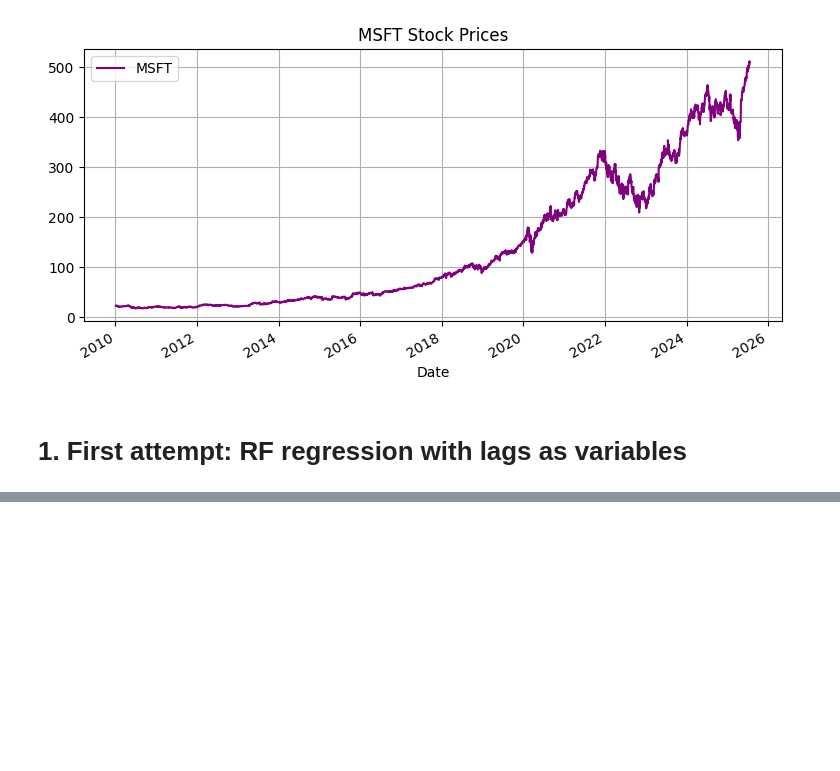
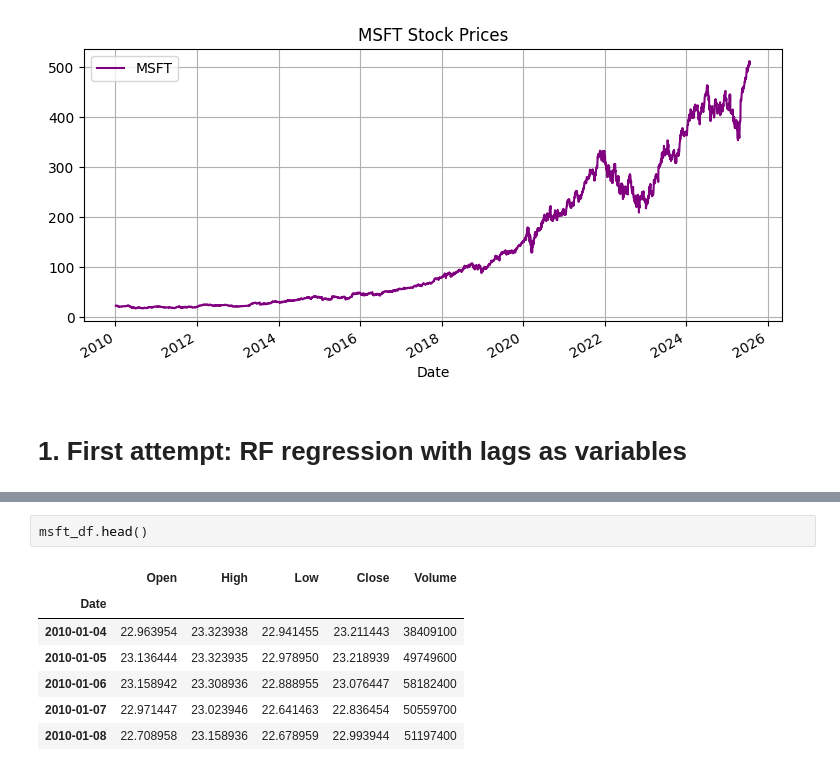
Before and after one commit to Larraguibel/Financial-Analysis, a Jupyter notebook: analysis/MSFT stock forecasting/random_forest.ipynb, the cells around one changed output, grey strips where cells are left out. Cells and saved outputs as stored; diff of their text form; blank space fills up the shorter version.

```diff
--- a/analysis/MSFT stock forecasting/random_forest.ipynb
+++ b/analysis/MSFT stock forecasting/random_forest.ipynb
@@ -115,0 +105,10 @@ plt.plot([l[0] for l in lags_MSE], [l[1] for l in lags_MSE])
+# %%
+msft_df.head()
+# %% [output]
+|  | Open | High | Low | Close | Volume |
+| Date |  |  |  |  |  |
+| 2010-01-04 | 22.963954 | 23.323938 | 22.941455 | 23.211443 | 38409100 |
+| 2010-01-05 | 23.136444 | 23.323935 | 22.978950 | 23.218939 | 49749600 |
+| 2010-01-06 | 23.158942 | 23.308936 | 22.888955 | 23.076447 | 58182400 |
+| 2010-01-07 | 22.971447 | 23.023946 | 22.641463 | 22.836454 | 50559700 |
+| 2010-01-08 | 22.708958 | 23.158936 | 22.678959 | 22.993944 | 51197400 |
```
Also changed, not shown: parts of 9 cells of this notebook.
